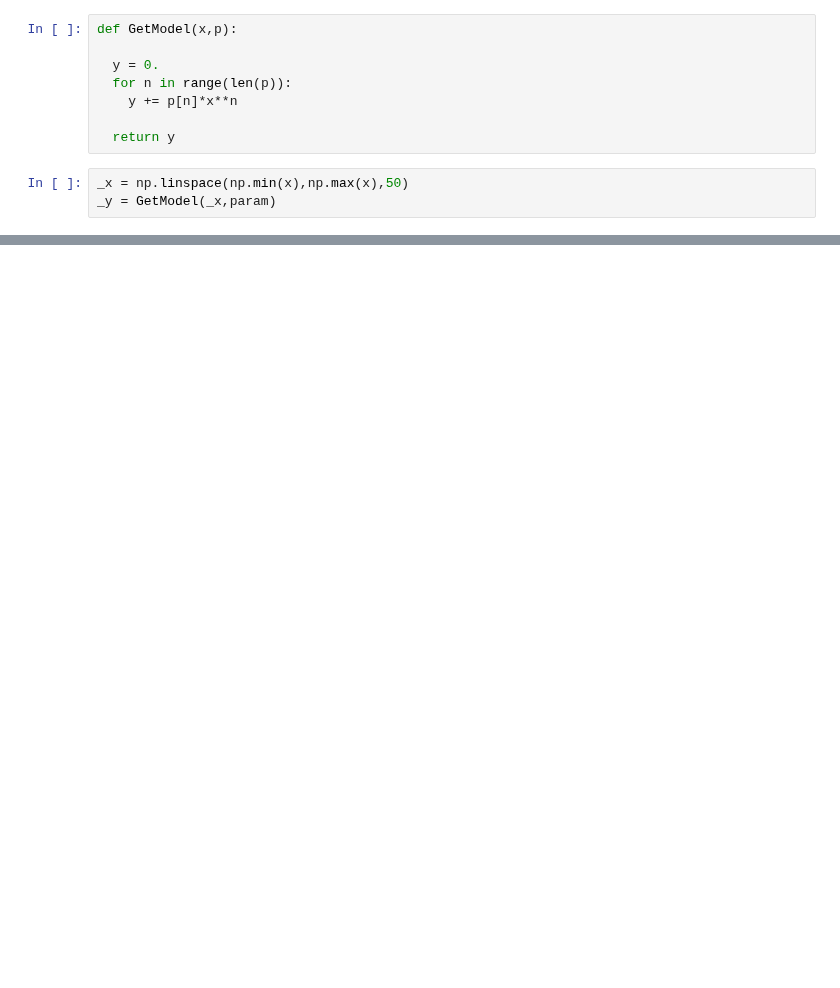
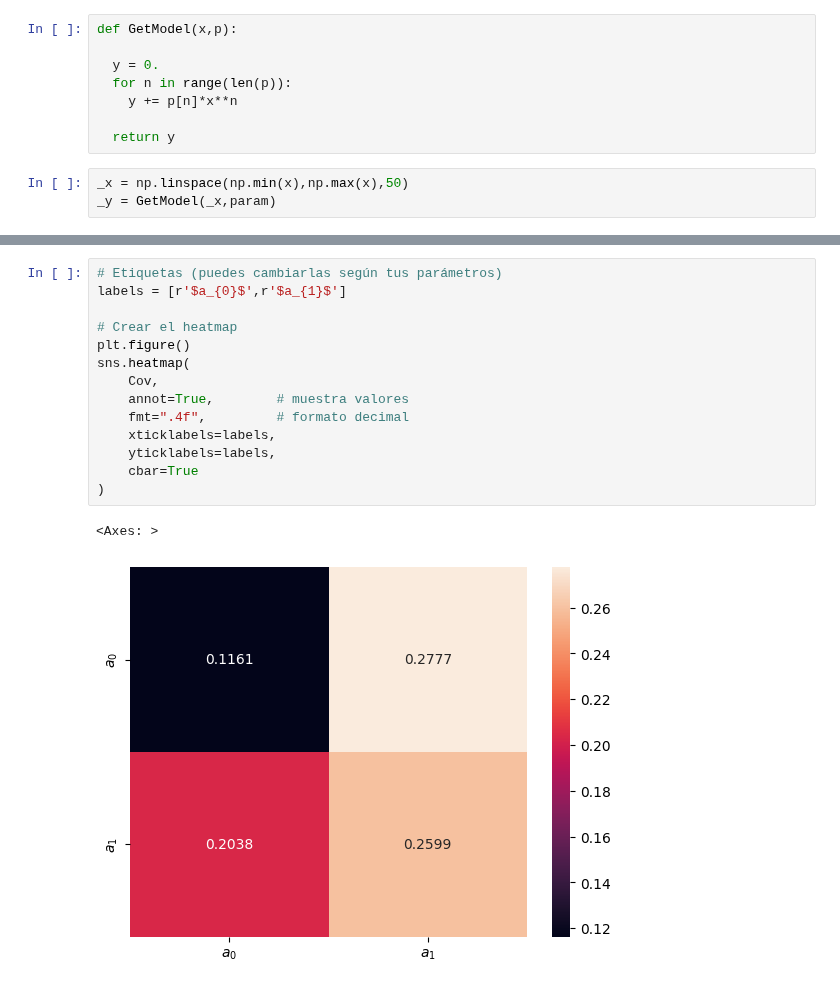
Before and after one commit to asegura4488/MetodosComputacionales2026, a Jupyter notebook: Semana11/MinimosCuadradosMatriciales.ipynb, the cells around one changed output, grey strips where cells are left out. Saved outputs shown, nothing was run; the diff lists cells and outputs as text; blank space fills up the shorter version.

```diff
--- a/Semana11/MinimosCuadradosMatriciales.ipynb
+++ b/Semana11/MinimosCuadradosMatriciales.ipynb
@@ -90,0 +96,17 @@ plt.plot(_x,_y,color='r')
+# %%
+# Etiquetas (puedes cambiarlas según tus parámetros)
+labels = [r'$a_{0}$',r'$a_{1}$']
+
+# Crear el heatmap
+plt.figure()
+sns.heatmap(
+    Cov,
+    annot=True,        # muestra valores
+    fmt=".4f",         # formato decimal
+    xticklabels=labels,
+    yticklabels=labels,
+    cbar=True
+)
+# %% [output]
+<Axes: >
+[figure, added]
```
Also changed, not shown: parts of 4 cells of this notebook.
